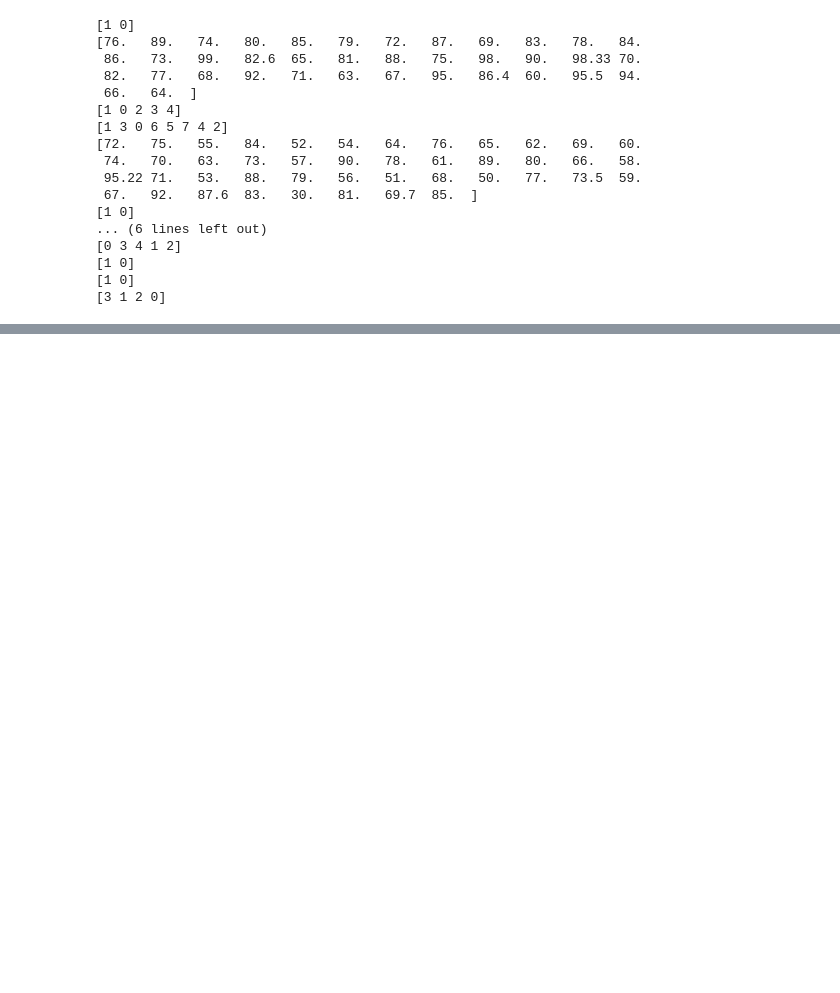
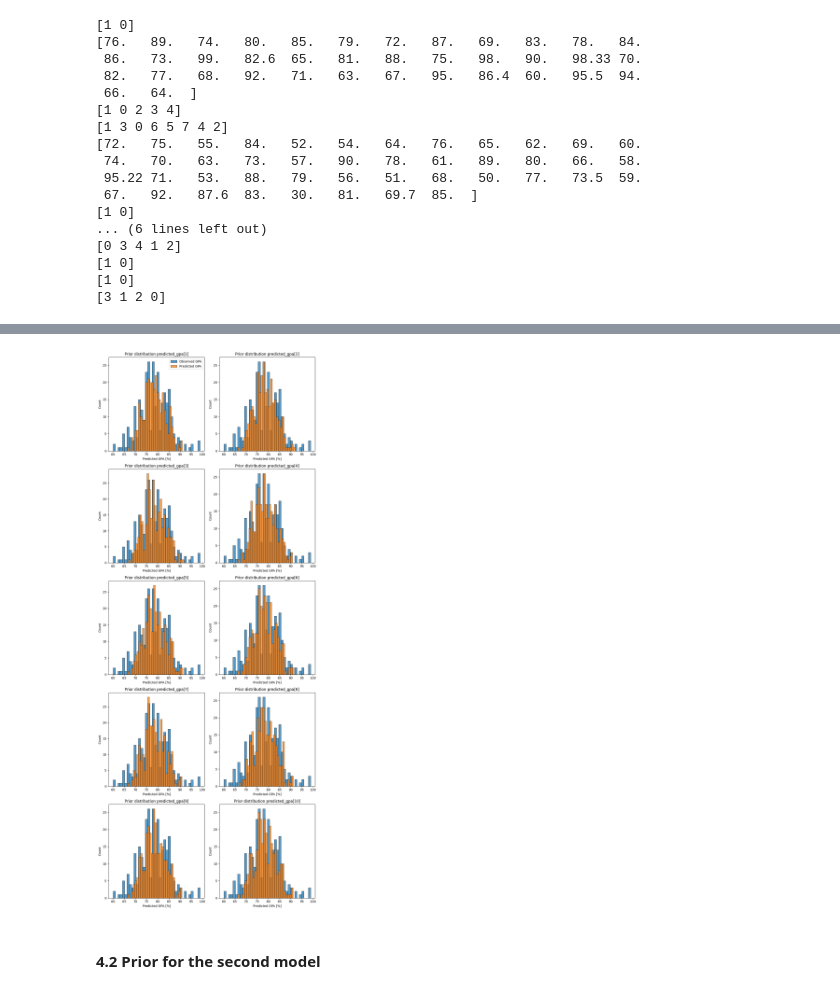
Before and after one commit to DanielJurkowski/DataAnalyticsProject, a Jupyter notebook: notebook.ipynb, the cells around one changed output, grey strips where cells are left out. Drawn from its saved outputs; the diff is of its cells as text; code cells hidden in the pictures; blank space fills up the shorter version.

```diff
--- a/notebook.ipynb
+++ b/notebook.ipynb
@@ -550,0 +445,12 @@ Description
+# %%
+prior_model_1 = CmdStanModel(stan_file='src/prior_model_1.stan')
+
+R = len(data['Current GPA'])
+data_simulated = {'N': 10}
+samples_model_1 = prior_model_1.sample(data=data_simulated,
+                                      iter_sampling=R,
+                                      iter_warmup=1,
+                                      chains=1,
+                                      fixed_param=True,
+                                      seed=20052024,
+                                      refresh=R)
@@ -550,0 +461,3 @@ Description
+# %%
+df_1 = samples_model_1.draws_pd()
+df_1.head()
@@ -550,0 +471,24 @@ Description
+# %%
+columns = [f'predicted_gpa[{i+1}]' for i in range(10)]
+
+fig, axes = plt.subplots(5, 2, figsize=(10, 25))
+
+for i, column in enumerate(columns):
+    row = i // 2
+    col = i % 2
+    ax = axes[row, col]
+
+    sns.histplot(data['Current GPA'], ax=ax, bins=len(data['Current GPA'].unique()))
+    sns.histplot(df_1[column], ax=ax, bins=30)
+
+    ax.set_title(f'Prior distribution {column}')
+    ax.set_xlabel('Predicted GPA [%]')
+    if i == 0:
+        ax.legend(['Observed GPA', 'Predicted GPA'])
+
+plt.tight_layout()
+plt.show()
+# %% [output]
+[figure, added]
+# %% [markdown]
+#### 4.2 Prior for the second model
```
Also changed, not shown: parts of 46 cells of this notebook, 7 other files.
